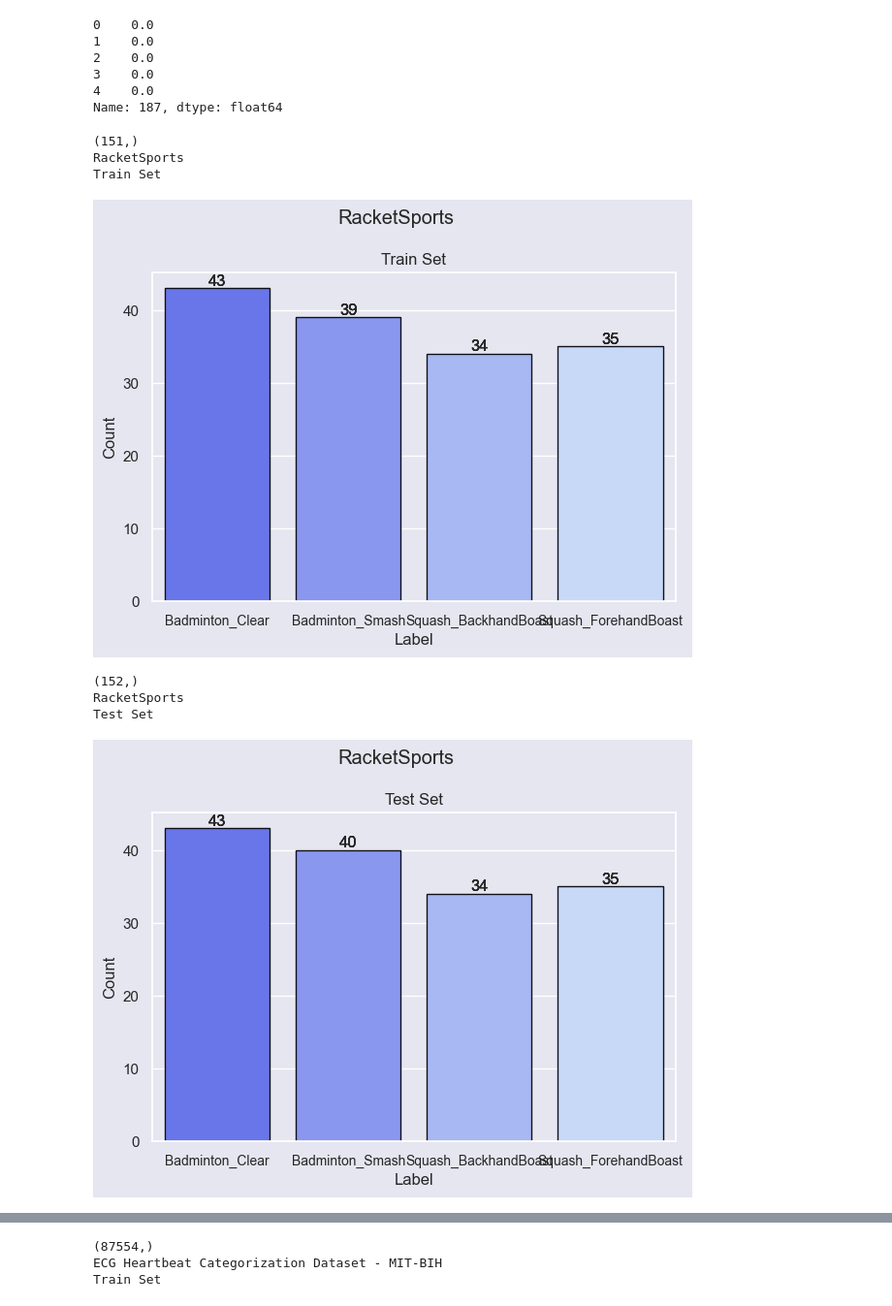
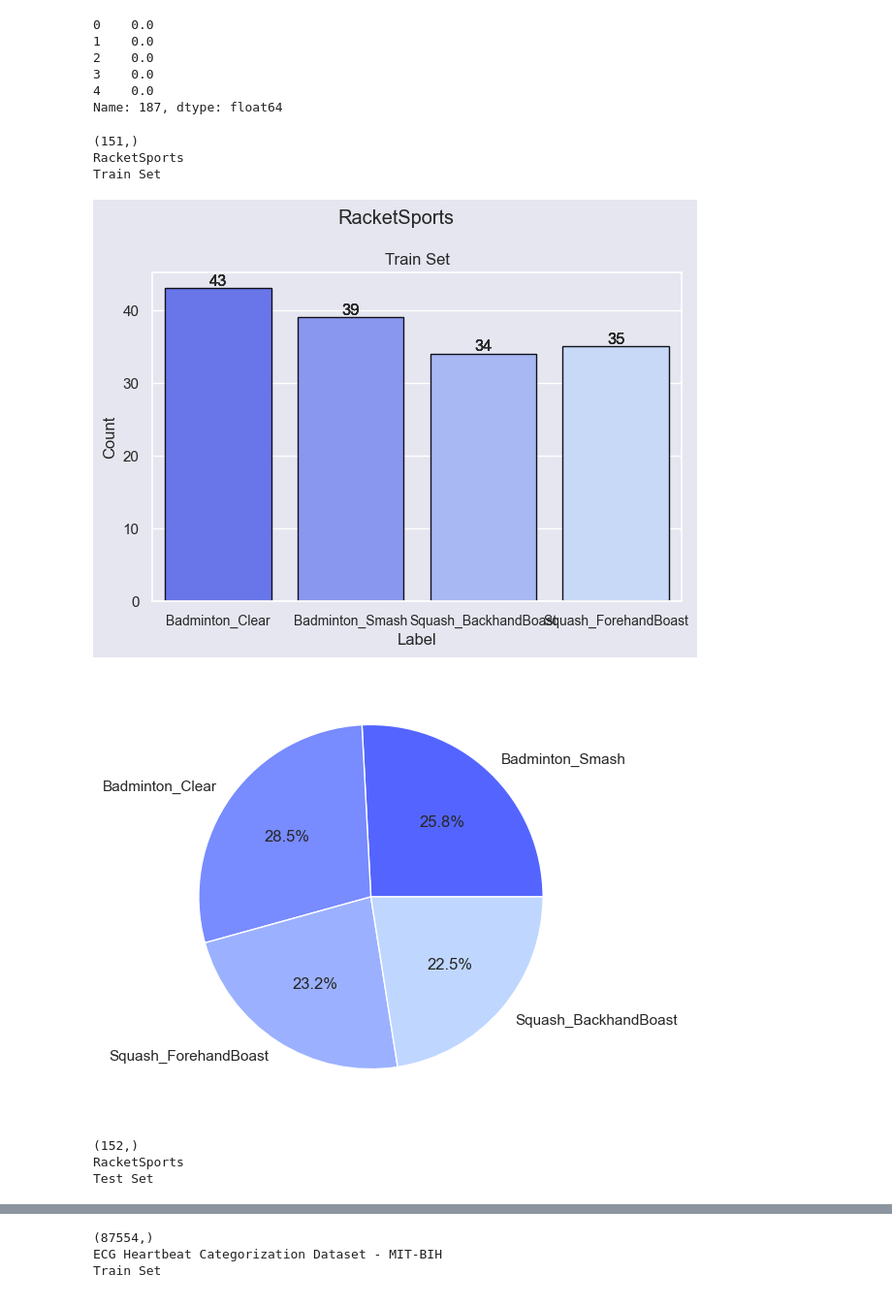
Before and after one commit to dsabi17/Tema-cu-sclipici-sparkle-sparkle, a Jupyter notebook: tema_cu_sclipici.ipynb, the cells around one changed output, grey strips where cells are left out. Shown at 97% size. Cells and saved outputs as stored; diff of their text form; code cells hidden in the pictures.

```diff
--- a/tema_cu_sclipici.ipynb
+++ b/tema_cu_sclipici.ipynb
@@ -69,6 +70,11 @@ X_train_ptbdb, X_test_ptbdb, y_train_ptbdb, y_test_ptbdb = train_test_split(X_pt
 4    0.0
 Name: 187, dtype: float64
 # %%
+results_dir = '3.1/1/'
+
+if not os.path.isdir(results_dir):
+    os.makedirs(results_dir)
+
 labels_sports = ['Badminton_Smash',
                 'Badminton_Clear',
                 'Squash_ForehandBoast',
@@ -88,35 +94,41 @@ plot_subtitles = ['Train Set', 'Test Set']
 sns.set(rc={'figure.autolayout': True})
 
 bg_color = '#E5E6F0'
 color_line = '#0F101A'
 colors = ['#5465FF', '#788BFF', '#9BB1FF', '#BFD7FF', '#D1EAFF', '#E2FDFF']
 sns.set_palette(sns.color_palette(colors))
 
 for index in range(len(datasets)):
+    # bar plot for class imbalance
     print(datasets[index].shape)
     print(plot_titles[index // 2])
     print(plot_subtitles[index % 2])
     plt.figure(facecolor=bg_color)
     ax = sns.countplot(x=datasets[index], order=np.unique(plot_labels[index // 2]), edgecolor=color_line)
     ax.set_facecolor(bg_color)
 
     for p in ax.patches:
         ax.bar_label(container=ax.containers[0])
 
     plt.title(plot_subtitles[index % 2])
     plt.suptitle(plot_titles[index // 2])
     plt.xlabel('Label')
     plt.ylabel('Count')
     plt.xticks(fontsize=10)
+    plt.savefig(results_dir + plot_titles[index // 2] + '_' + plot_subtitles[index % 2] + '_barchart.png')
     plt.show()
 
-    # plang
+    # cute pie chart for visualization
+    counts = [len(datasets[index][datasets[index] == label]) for label in plot_labels[index//2]]
+    plt.pie(counts, labels=plot_labels[index // 2], autopct='%1.1f%%')
+    plt.savefig(results_dir + plot_titles[index // 2] + '_' + plot_subtitles[index % 2] + '_piechart.png')
+    plt.show()
 # %% [output]
 (151,)
 RacketSports
 Train Set
 [figure]
+[figure, new version]
 (152,)
 RacketSports
 Test Set
-[figure, old version]
```
Also changed, not shown: parts of 3 cells of this notebook, 12 other files.
